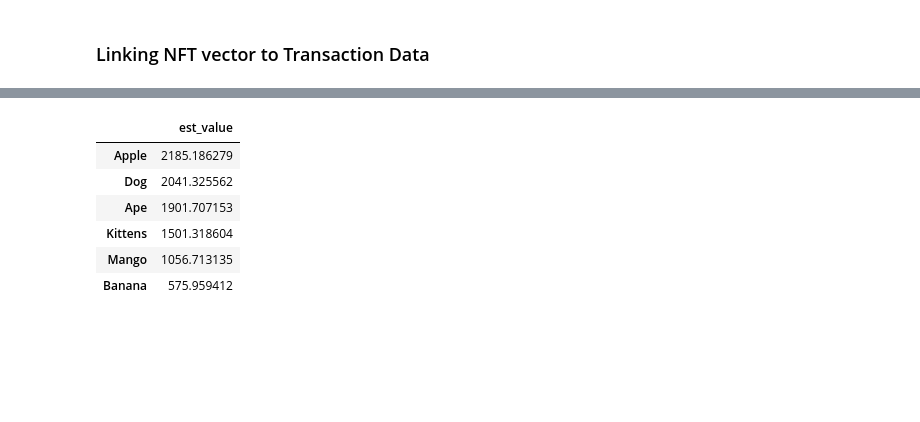
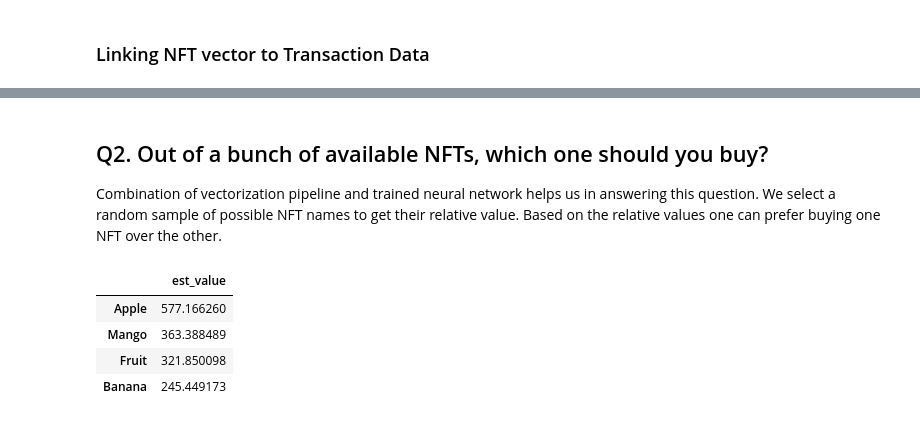
Before and after one commit to gsk-gagan/nft_analyser, a Jupyter notebook: notebooks/main.ipynb, the cells around one changed output, grey strips where cells are left out. Cells and saved outputs as stored; diff of their text form; code cells hidden in the pictures; blank space fills up the shorter version.

```diff
--- a/notebooks/main.ipynb
+++ b/notebooks/main.ipynb
@@ -145,4 +434,4 @@ NameError: name 'rnd_search_cv' is not defined
 # %%
-best_model = rnd_search_cv.best_estimator_.model
+best_model = search_cv.best_estimator_.model
 tf.keras.utils.plot_model(best_model, show_shapes=True)
 # %% [output]
@@ -152,36 +438,0 @@ NameError: name 'rnd_search_cv' is not defined
-# %%
-class CompareName:
-    def __init__(self, vec_pp, pred_model, glove_df, include_age):
-        self.vec_pp = vec_pp
-        self.pred_model = pred_model
-        self.glove_df = glove_df
-        self.glove_set = set(glove_df.index)
-        self.include_age = include_age
-
-    def _get_vec_df(self, words: Sequence[str], include_age: bool=False):
-        # unmappable = {w.lower() for w in words} - self.glove_set
-        # if len(unmappable) != 0:
-        #     raise Exception(f'The following words cannot be analyzed: {unmappable}')
-        df = pd.DataFrame({'name': words}, index=words)
-        df = self.vec_pp.transform(df)
-        if include_age:
-            df['timestamp'] = 0.0
-        return df
-
-    def get_value(self, words: Sequence[str]):
-        df = self._get_vec_df(words, self.include_age)
-        return pd.DataFrame(self.pred_model.predict(df), index=df.index, columns=['est_value'])
-
-    def get_similar(self, words: Sequence[str], limit: int=10):
-        df = self._get_vec_df(words)
-        sim_score_df = self.glove_df @ df.T
-        return sim_score_df.apply(lambda col_ss: col_ss.sort_values(ascending=False)[:limit].index.values)
-
-    def get_similar_value(self, words: Sequence[str], limit: int=10):
-        sim_df = self.get_similar(words, limit=limit)
-        res_sss = {}
-        for c in sim_df.columns:
-            res_sss[c] = self.get_value(sim_df[c].values).sort_values(ascending=False, by='est_value').index
-        res_df = pd.DataFrame(res_sss)
-        res_df.index = pd.Index(data=range(1, limit+1), name='rank')
-        return res_df
@@ -188,12 +524,15 @@ class CompareName:
+# %% [markdown]
+## Q2. Out of a bunch of available NFTs, which one should you buy?
+
+Combination of vectorization pipeline and trained neural network helps us in answering this question.
+We select a random sample of possible NFT names to get their relative value. Based on the relative values one can prefer buying one NFT over the other.
 # %%
-    compare = CompareName(nft_vec_pp, best_model, glove_df, default_params['include_nft_age'])
-    words = ['Apple', 'Mango', 'Banana', 'Kittens', 'Dog', 'Ape']
-    compare.get_value(words).sort_values('est_value', ascending=False)
+compare = CompareNames(nft_vec_pp, best_model, glove_df, default_params['include_nft_age'])
+words = ['Fruit', 'Apple', 'Mango', 'Banana']
+compare.get_value(words).sort_values('est_value', ascending=False)
 # %% [output]
 |  | est_value |
-| Apple | 2185.186279 |
-| Dog | 2041.325562 |
-| Ape | 1901.707153 |
-| Kittens | 1501.318604 |
-| Mango | 1056.713135 |
-| Banana | 575.959412 |
+| Apple | 577.166260 |
+| Mango | 363.388489 |
+| Fruit | 321.850098 |
+| Banana | 245.449173 |
```
Also changed, not shown: parts of 67 cells of this notebook, 8 other files.
